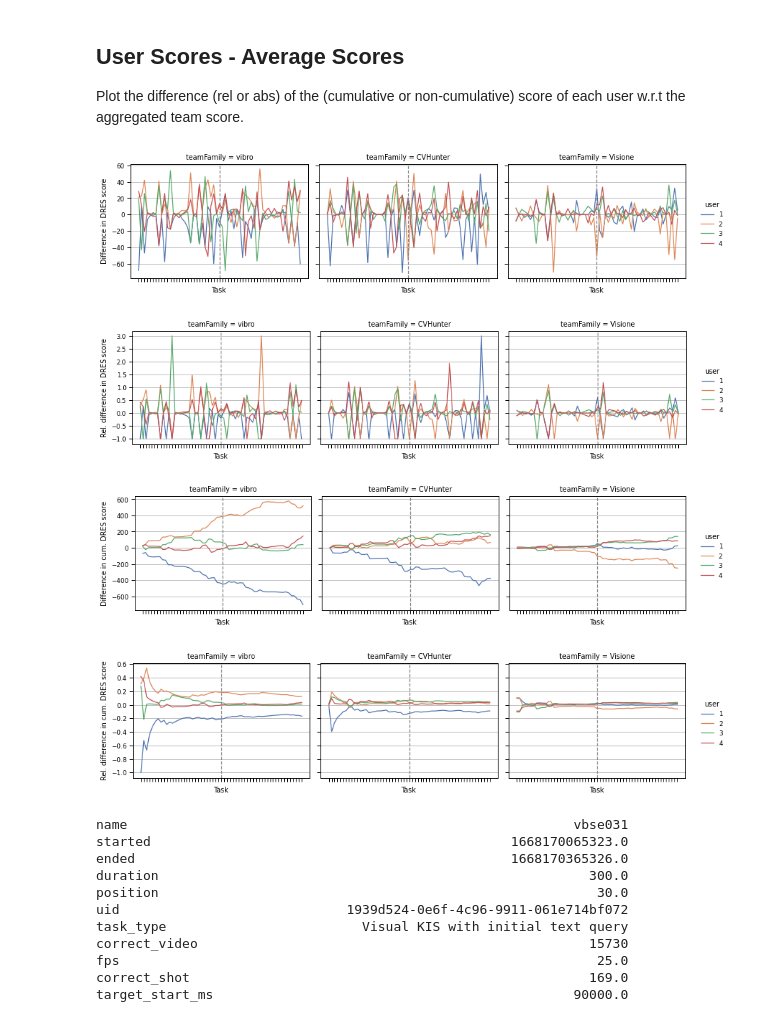
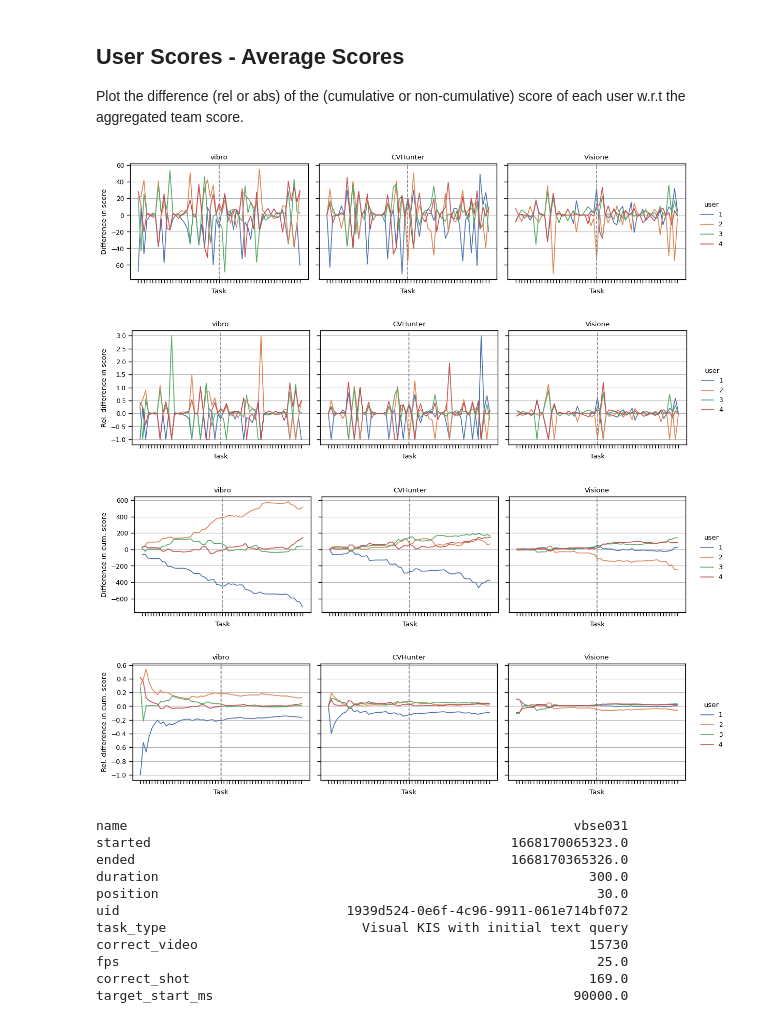
Before and after one commit to Visual-Computing/VBS22-Post-Evaluation, a Jupyter notebook: notebooks/Teams_Results_Analysis.ipynb, the cells around one changed output. Saved outputs shown, nothing was run; the diff lists cells and outputs as text; code cells hidden in the pictures.

```diff
--- a/notebooks/Teams_Results_Analysis.ipynb
+++ b/notebooks/Teams_Results_Analysis.ipynb
@@ -750,45 +785,45 @@ else:  # score vs mean score of family
             score_abs_diff=(x.score - x.mean_family_score).abs(),
             score_rel_diff=(x.score - x.mean_family_score) / x.mean_family_score,
             score_abs_rel_diff=(x.score - x.mean_family_score).abs() / x.mean_family_score,
             cumulative_score_diff=x.cumulative_score - x.cumulative_score_family,
             cumulative_score_abs_diff=(x.cumulative_score - x.cumulative_score_family).abs(),
             cumulative_score_rel_diff=(x.cumulative_score - x.cumulative_score_family) / x.cumulative_score_family,
             cumulative_score_abs_rel_diff=(x.cumulative_score - x.cumulative_score_family).abs() / x.cumulative_score_family,
         )
         return x
 
     plot_data = plot_data.groupby('team', group_keys=False).apply(_compute)
 
 metrics = {
-    'score_diff': 'Difference in DRES score',
-    'score_rel_diff': 'Rel. difference in DRES score',
-    'cumulative_score_diff': 'Difference in cum. DRES score',
-    'cumulative_score_rel_diff': 'Rel. difference in cum. DRES score',
-    # 'score_abs_diff': 'Absolute difference in DRES score',
-    # 'score_abs_rel_diff': 'Absolute rel. difference in DRES score',
-    # 'cumulative_score_abs_diff': 'Absolute difference in cum. DRES score',
-    # 'cumulative_score_abs_rel_diff: 'Absolute rel. difference in cum. DRES score',
+    'score_diff': 'Difference in score',
+    'score_rel_diff': 'Rel. difference in score',
+    'cumulative_score_diff': 'Difference in cum. score',
+    'cumulative_score_rel_diff': 'Rel. difference in cum. score',
+    # 'score_abs_diff': 'Absolute difference in score',
+    # 'score_abs_rel_diff': 'Absolute rel. difference in score',
+    # 'cumulative_score_abs_diff': 'Absolute difference in cum. score',
+    # 'cumulative_score_abs_rel_diff: 'Absolute rel. difference in cum. score',
 }
 
 
 plot_data['teamFamily'].replace({'vibro': 'vibro', 'cvhunter': 'CVHunter', 'visione': 'Visione'}, inplace=True)
 
 col_order = ('vibro','CVHunter','Visione')
 for y, y_name in metrics.items():
     g = sns.relplot(data=plot_data, x='task', y=y, hue='user', col='teamFamily', col_order=col_order, palette='deep', height=3, aspect=1.3, kind='line')
     g.set(xticklabels=[])
     g.set_titles('{col_name}')
     g.set_axis_labels('Task', y_name)
     g.refline(x=28)
     for ax in g.axes.flatten():
         ax.grid(True, axis='y')
     g.despine(right=False, top=False)
     g.savefig(f'{output_dir}/kis_users_{y}.pdf', format='pdf', bbox_inches="tight")
 # %% [output]
-[figure, old version]
+[figure, new version]
-[figure, old version]
+[figure, new version]
-[figure, old version]
+[figure, new version]
-[figure, old version]
+[figure, new version]
 # %%
 tasks_df.started.diff().idxmax()
 tasks_df.iloc[28]
```
Also changed, not shown: parts of 16 cells of this notebook.
